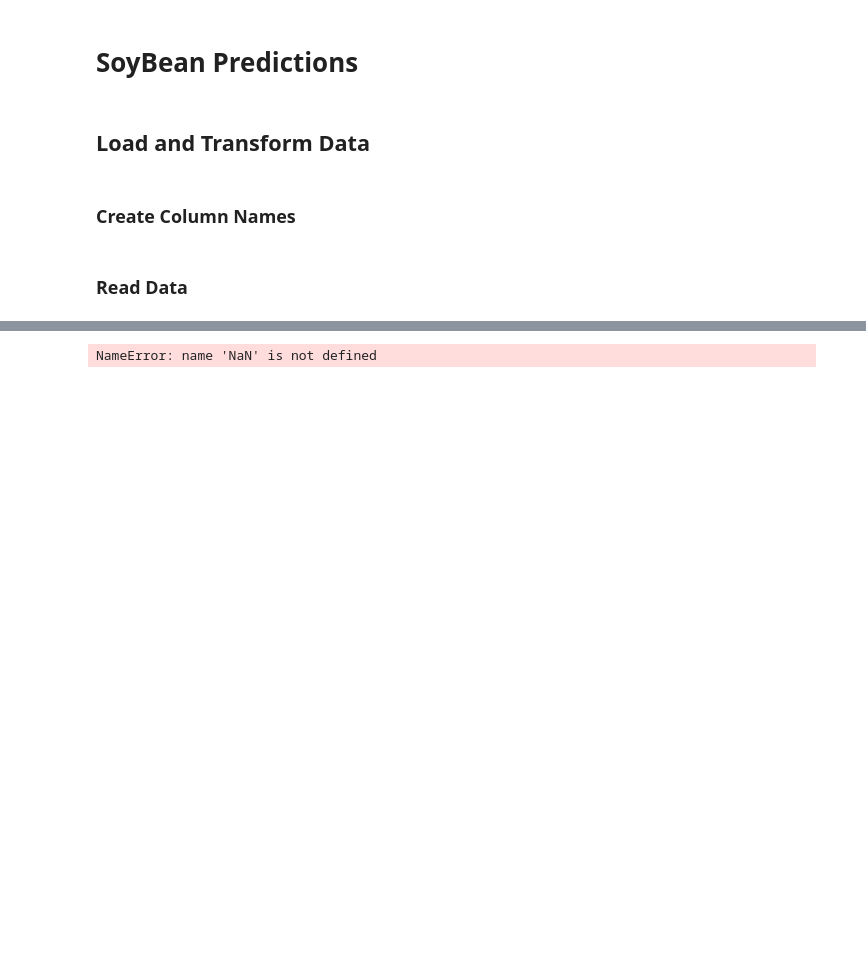
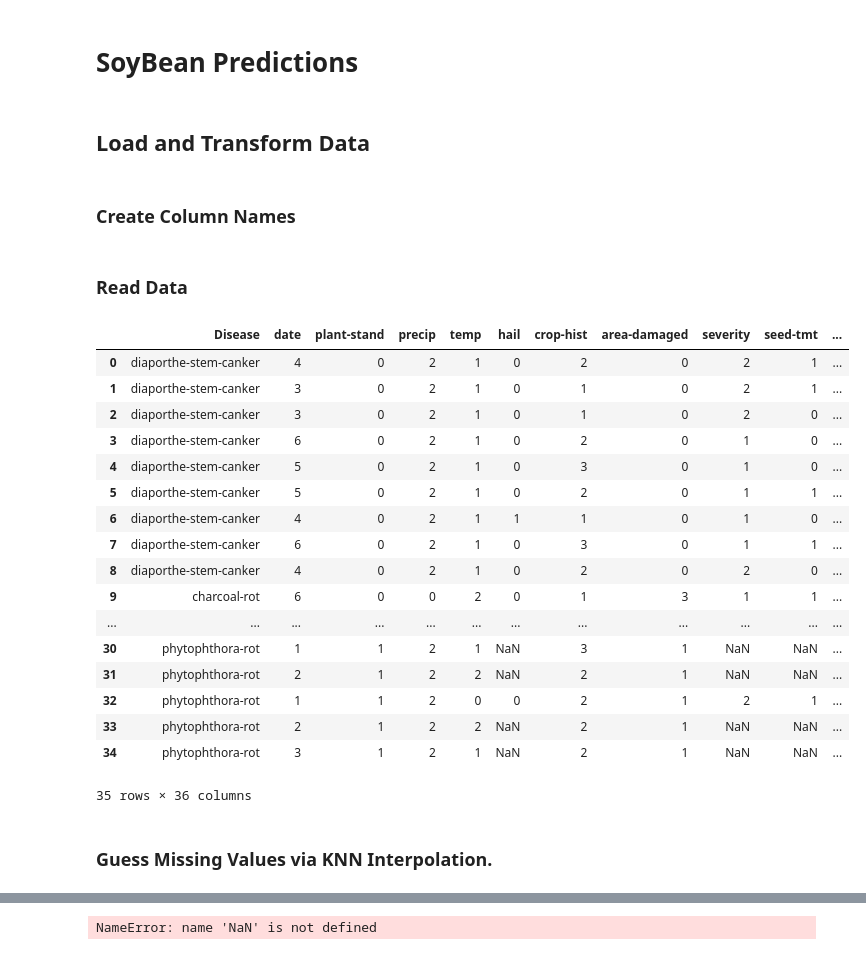
Before and after one commit to Daerian/SoyBean, a Jupyter notebook: SoybeanNotebook.ipynb, the cells around one changed output, grey strips where cells are left out. Cells and saved outputs as stored; diff of their text form; code cells hidden in the pictures; blank space fills up the shorter version.

```diff
--- a/SoybeanNotebook.ipynb
+++ b/SoybeanNotebook.ipynb
@@ -18,9 +18,30 @@ Columns = ['Disease','date','plant-stand','precip','temp','hail','crop-hist','ar
 # %% [markdown]
 ### Read Data
 # %%
-soybeans = pd.read_csv('Soybean.csv')
-soybeans.columns = Columns
+soybeansU = pd.read_csv('Soybean.csv')
+soybeansU.columns = Columns
+soybeansU = soybeansU.replace('?','NaN')
 # %%
-soybeans.head(5) # Check to make sure it was imported prpperly
-diseases = soybeans.date.unique() # Make sure the values follow the rules in DataInfo.txt
+soybeansU.head(35) # Check to make sure it was imported prpperly
+# %% [output]
+|  | Disease | date | plant-stand | precip | temp | hail | crop-hist | area-damaged | severity | seed-tmt | ... |
+| 0 | diaporthe-stem-canker | 4 | 0 | 2 | 1 | 0 | 2 | 0 | 2 | 1 | ... |
+| 1 | diaporthe-stem-canker | 3 | 0 | 2 | 1 | 0 | 1 | 0 | 2 | 1 | ... |
+| 2 | diaporthe-stem-canker | 3 | 0 | 2 | 1 | 0 | 1 | 0 | 2 | 0 | ... |
+| 3 | diaporthe-stem-canker | 6 | 0 | 2 | 1 | 0 | 2 | 0 | 1 | 0 | ... |
+| 4 | diaporthe-stem-canker | 5 | 0 | 2 | 1 | 0 | 3 | 0 | 1 | 0 | ... |
+| 5 | diaporthe-stem-canker | 5 | 0 | 2 | 1 | 0 | 2 | 0 | 1 | 1 | ... |
+| 6 | diaporthe-stem-canker | 4 | 0 | 2 | 1 | 1 | 1 | 0 | 1 | 0 | ... |
+| 7 | diaporthe-stem-canker | 6 | 0 | 2 | 1 | 0 | 3 | 0 | 1 | 1 | ... |
+| 8 | diaporthe-stem-canker | 4 | 0 | 2 | 1 | 0 | 2 | 0 | 2 | 0 | ... |
+| 9 | charcoal-rot | 6 | 0 | 0 | 2 | 0 | 1 | 3 | 1 | 1 | ... |
+| ... | ... | ... | ... | ... | ... | ... | ... | ... | ... | ... | ... |
+| 30 | phytophthora-rot | 1 | 1 | 2 | 1 | NaN | 3 | 1 | NaN | NaN | ... |
+| 31 | phytophthora-rot | 2 | 1 | 2 | 2 | NaN | 2 | 1 | NaN | NaN | ... |
+| 32 | phytophthora-rot | 1 | 1 | 2 | 0 | 0 | 2 | 1 | 2 | 1 | ... |
+| 33 | phytophthora-rot | 2 | 1 | 2 | 2 | NaN | 2 | 1 | NaN | NaN | ... |
+| 34 | phytophthora-rot | 3 | 1 | 2 | 1 | NaN | 2 | 1 | NaN | NaN | ... |
+35 rows × 36 columns
+# %% [markdown]
+### Guess Missing Values via KNN Interpolation.
 # %%
```
Also changed, not shown: parts of 5 cells of this notebook, 1 other file.
